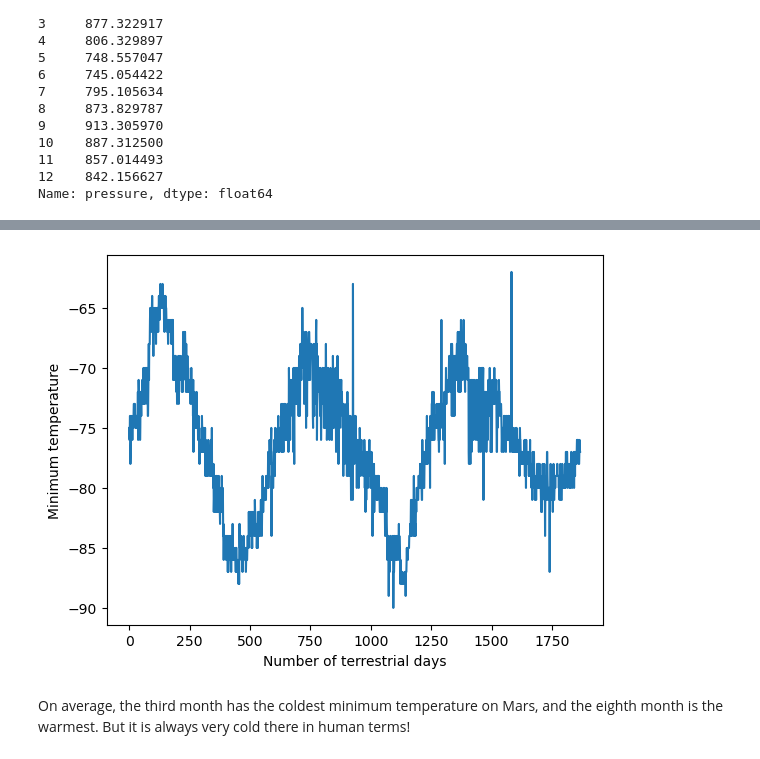
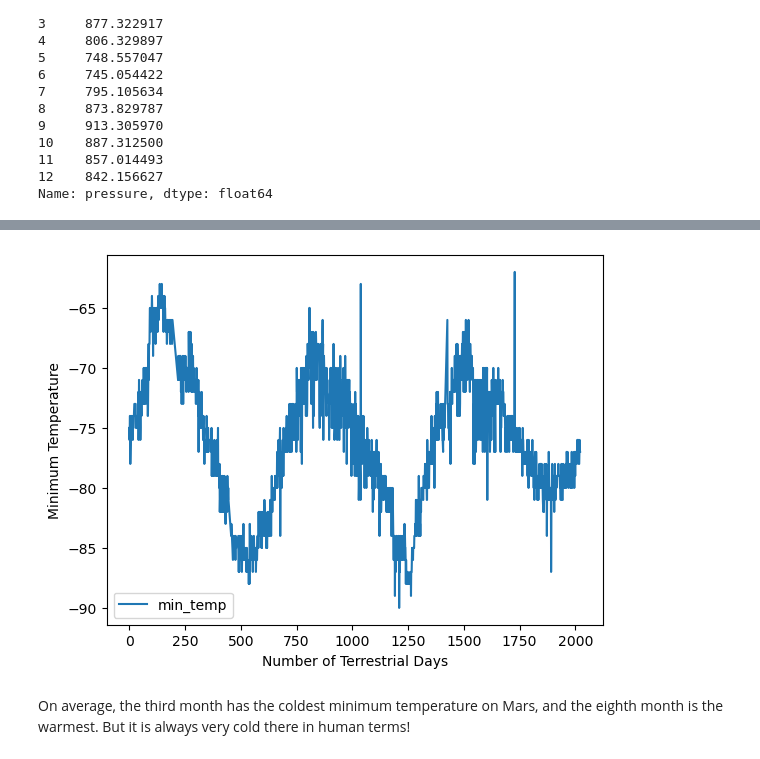
Before and after one commit to lukeschumaker/module11-challenge, a Jupyter notebook: part_2_mars_weather.ipynb, the cells around one changed output, grey strips where cells are left out. Saved outputs shown, nothing was run; the diff lists cells and outputs as text; code cells hidden in the pictures.

```diff
--- a/part_2_mars_weather.ipynb
+++ b/part_2_mars_weather.ipynb
@@ -275,7 +282,13 @@ Name: pressure, dtype: float64
 # %%
 # 5. How many terrestrial (earth) days are there in a Martian year?
+df['duration'] = (df['terrestrial_date'] - df['terrestrial_date'].iloc[0]).dt.days
+
+df.plot.line(x='duration', y='min_temp')
+plt.ylabel('Minimum Temperature')
+plt.xlabel('Number of Terrestrial Days')
+plt.show()
 # %% [output]
-[figure, old version]
+[figure, new version]
 # %% [markdown]
 On average, the third month has the coldest minimum temperature on Mars, and the eighth month is the warmest. But it is always very cold there in human terms!
 # %% [markdown]
```
Also changed, not shown: parts of 7 cells of this notebook, 2 other files.
